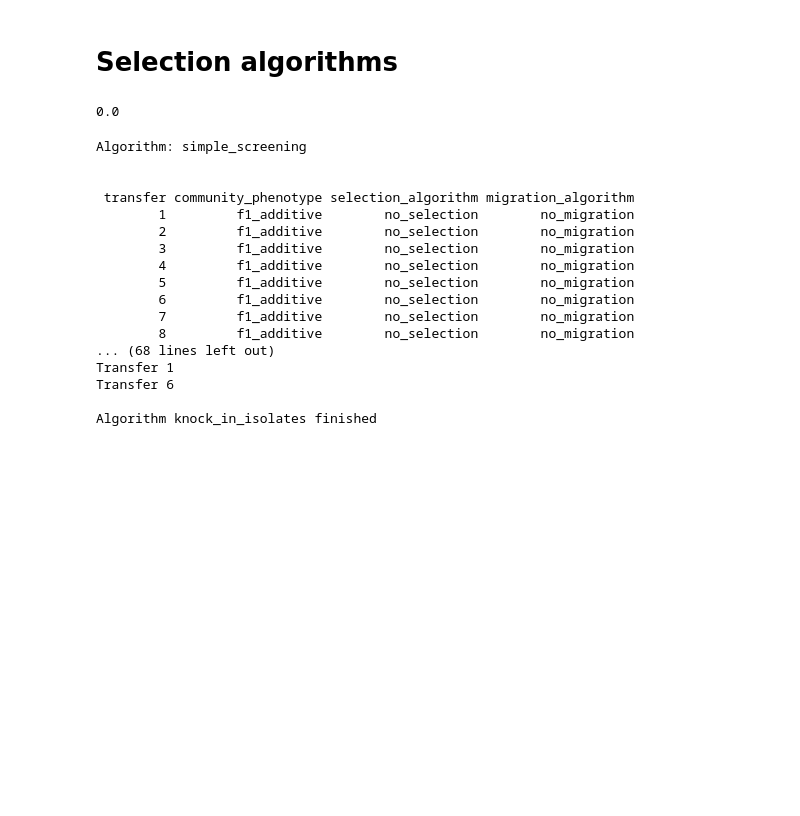
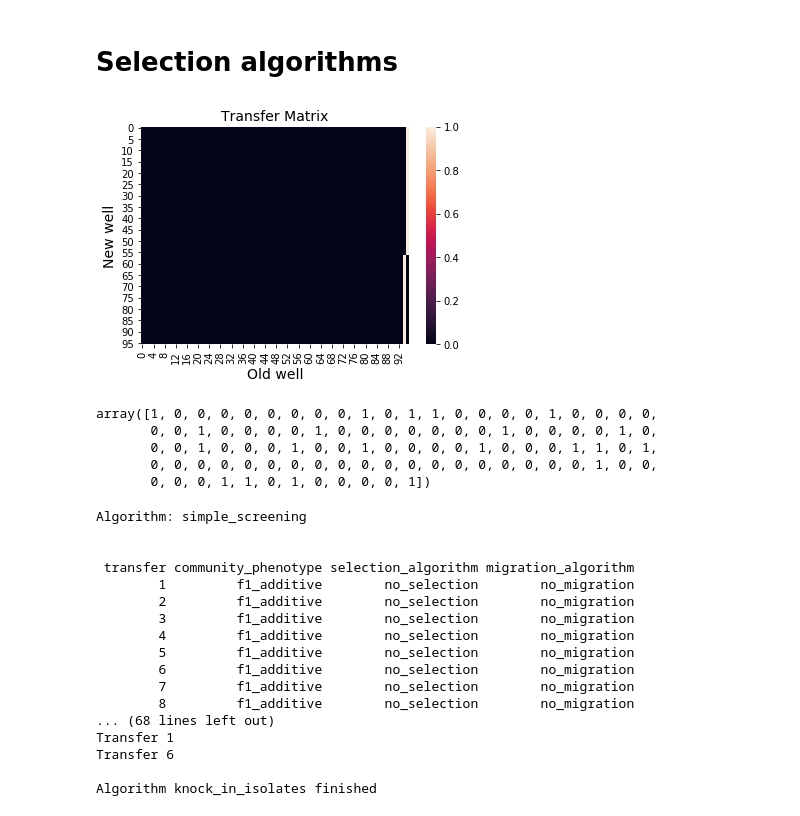
Before and after one commit to Chang-Yu-Chang/ecoprospector, a Jupyter notebook: test_playground.ipynb, the cells around one changed output. Saved outputs shown, nothing was run; the diff lists cells and outputs as text; code cells hidden in the pictures; blank space fills up the shorter version.

Commit message:
select_top_dog

```diff
--- a/test_playground.ipynb
+++ b/test_playground.ipynb
@@ -62,10 +62,25 @@ assumptions.update({
 # Prepare experiment setup in this universe
 seed_temp = 1
 params, params_simulation = prepare_experiment(assumptions, seed = seed_temp)
-# %%
-assumptions["q"]
-# %% [output]
-0.0
+# %%
+community_function = range(96)
+p=0.25
+n_wells = len(community_function)
+sorted_community_function = np.sort(community_function)
+cut_off = sorted_community_function[int(np.round(len(community_function)*(1-p))) - 1]
+winner_index = np.where(community_function >= cut_off)[0][::-1] # Reverse the list so the higher
+
+plot_transfer_matrix(select_top_dog(range(96)))
+#list(winner_index)
+np.random.binomial(1, 0.25, 10**2)
+#[list(winner_index)[0]] * int(0.6 * n_wells) + [list(winner_index)[1]] * int(0.4 * n_wells + 2)
+# %% [output]
+[figure, added]
+array([1, 0, 0, 0, 0, 0, 0, 0, 0, 1, 0, 1, 1, 0, 0, 0, 0, 1, 0, 0, 0, 0,
+       0, 0, 1, 0, 0, 0, 0, 1, 0, 0, 0, 0, 0, 0, 0, 1, 0, 0, 0, 0, 1, 0,
+       0, 0, 1, 0, 0, 0, 1, 0, 0, 1, 0, 0, 0, 0, 1, 0, 0, 0, 1, 1, 0, 1,
+       0, 0, 0, 0, 0, 0, 0, 0, 0, 0, 0, 0, 0, 0, 0, 0, 0, 0, 0, 1, 0, 0,
+       0, 0, 0, 1, 1, 0, 1, 0, 0, 0, 0, 1])
 # %%
 data_directory = "data/test/"
 
```
Also changed, not shown: parts of 3 cells of this notebook, 6 other files.
